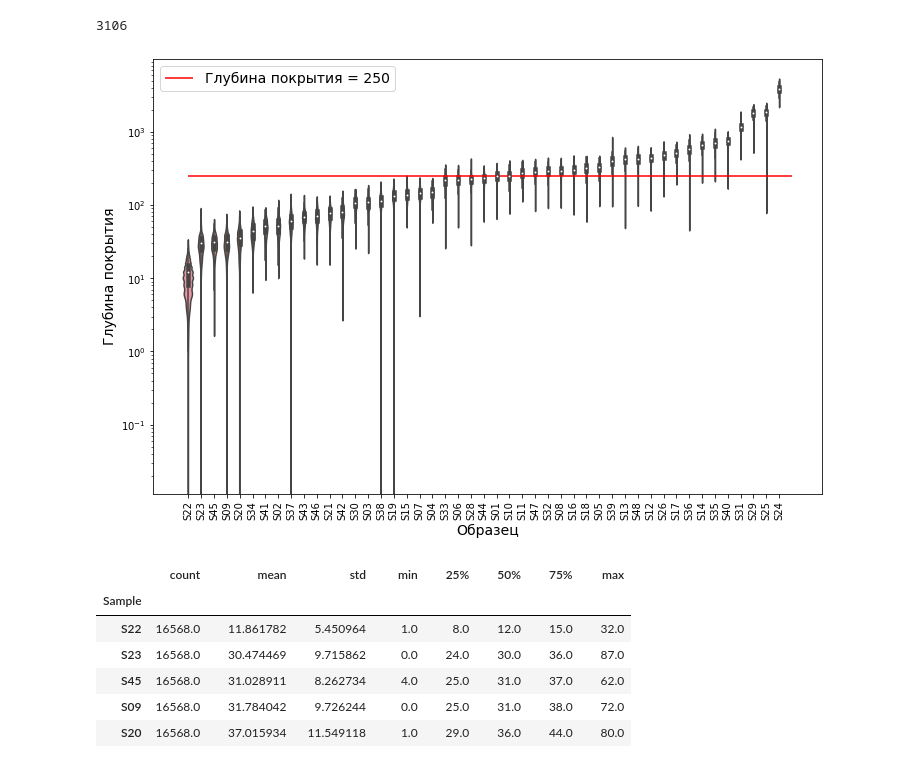
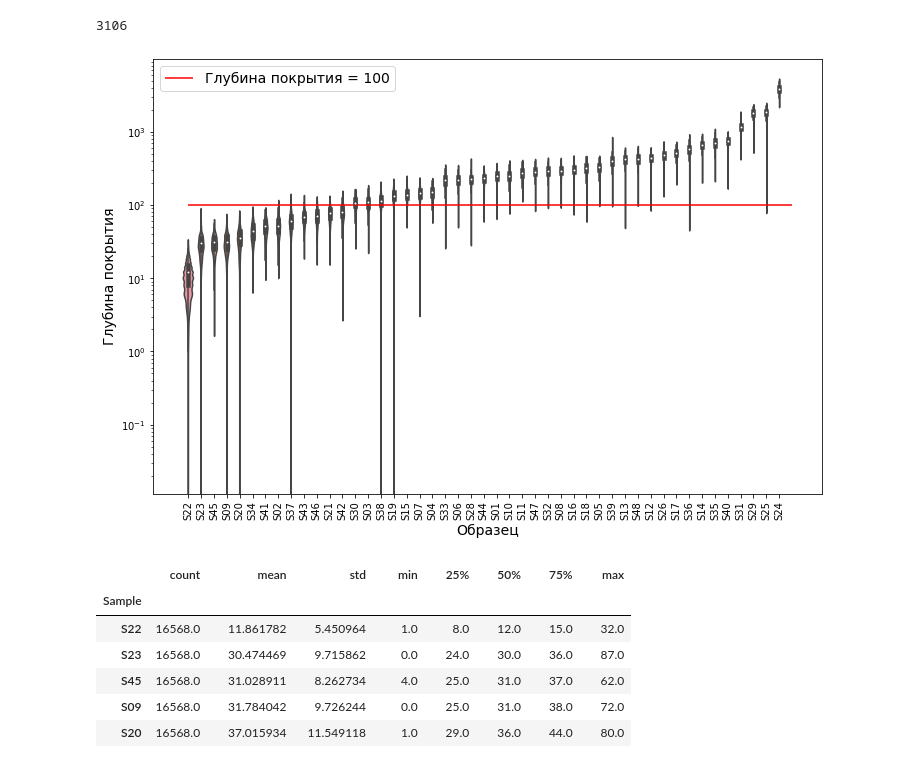
Before and after one commit to mitoclub/OldMenGenetics, a Jupyter notebook: notebooks/stats.ipynb, the cells around one changed output. Cells and saved outputs as stored; diff of their text form; code cells hidden in the pictures.

Commit message:
image saved

```diff
--- a/notebooks/stats.ipynb
+++ b/notebooks/stats.ipynb
@@ -43,18 +43,19 @@ incorrect_pos
 # %% [output]
 3106
 # %%
-_dcov = 250
+_dcov = 100
 plt.figure(figsize=(12, 8))
 sns.violinplot(data=depth_melted[depth_melted.POS != incorrect_pos], y="Depth", x="Sample", order=samples_sorted)
 plt.yscale("log")
 plt.hlines([_dcov], 0, 47, "r", label=f"Глубина покрытия = {_dcov}")
 plt.xticks(rotation=90)
 plt.ylabel("Глубина покрытия", fontsize=14)
 plt.xlabel("Образец", fontsize=14)
 plt.legend(fontsize=14)
+plt.savefig("../figures/sample_cov_depth.png")
 plt.show()
 # %% [output]
-[figure, old version]
+[figure, new version]
 # %%
 depth_stats = depth_melted[depth_melted.POS != incorrect_pos].groupby("Sample").Depth.describe().sort_values("mean")
 depth_stats.index = depth_stats.index.str.removesuffix(".bam")
```
Also changed, not shown: 1 other file.
